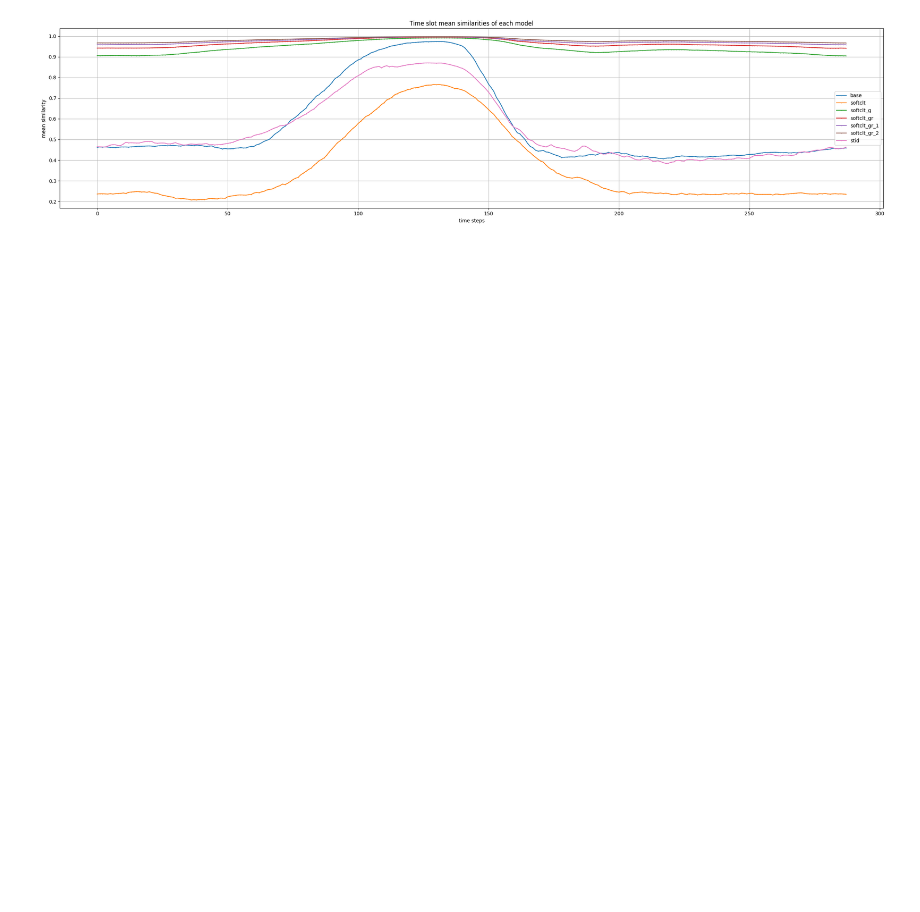
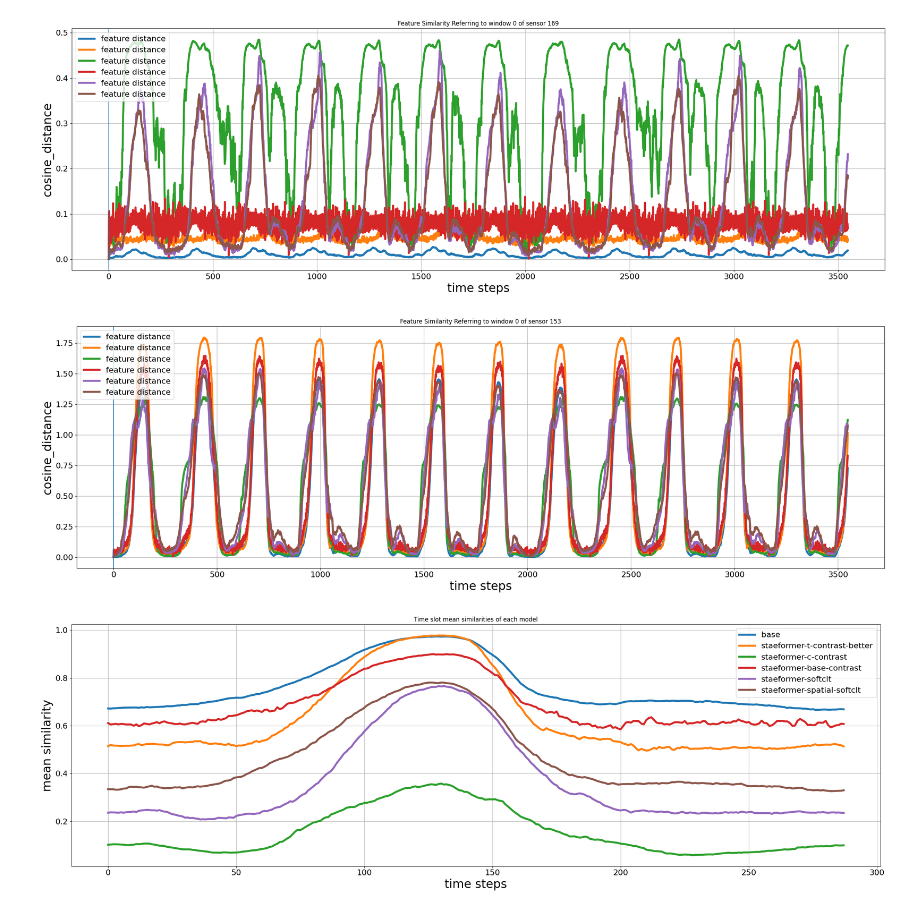
Before and after one commit to Dench991228/BasicTSD, a Jupyter notebook: basicts/visualize_repr.ipynb, the cells around one changed output. Drawn from its saved outputs; the diff is of its cells as text; code cells hidden in the pictures; blank space fills up the shorter version.

```diff
--- a/basicts/visualize_repr.ipynb
+++ b/basicts/visualize_repr.ipynb
@@ -3,36 +3,47 @@ import numpy as np
 
 from basicts.visualize_repr import visualize_repr, visualize_repr_decompose, visualize_similarities
 
-result_file_dir_staeformer = "../checkpoints/STAEformer/PEMS08_100_12_12/70ceb2d1dd84b5dc181774f2d16a14c1/test_repr.npz"
-result_file_dir_staeformer_ssl = "../checkpoints/STAEformer_SSL/PEMS08_100_12_12/0626548526f8a5dbc470d995fb7d8ffa/test_repr.npz"
+result_file_dir_staeformer = "../checkpoints/STAEformer/PEMS08_100_12_12/base-0/test_repr.npz"
+result_file_dir_staeformer_ssl = "../checkpoints/STAEformer_SSL/PEMS08_100_12_12/base-softclt/test_repr.npz"
 result_file_dir_staeformer_ssl_sub = "../checkpoints/STAEformer_SSL/PEMS08_100_12_12/4104fb84fe25da918f362f0bbb78f260/test_repr.npz"
 result_file_dir_staeformer_fs = "../checkpoints/STAEformer/PEMS08_100_12_12/5154b76a28d37361e94e849708bf6584/test_repr.npz"
 result_file_dir_staeformer_fs_ssl = "../checkpoints/STAEformer_SSL/PEMS08_100_12_12/a4c78e002fd407ebeb86435d91606391/test_repr.npz"
 result_file_dir_staeformer_ssl_g = "../checkpoints/STAEformer_SSL_G/PEMS08_100_12_12/da07ac4fc56a211b4813b242a4f732b4/test_repr.npz"
 result_file_dir_staeformer_ssl_gr = "../checkpoints/STAEformer_SSL_G/PEMS08_100_12_12/f6a91530204e83a0cdb896d776b2814b/test_repr.npz"
 result_file_dir_staeformer_ssl_gr_1 = "../checkpoints/STAEformer_SSL_G/PEMS08_100_12_12/051cc2a8d72388583249fb824db16230/test_repr.npz"
+result_file_dir_staeformer_t_contrast = "../checkpoints/STAEformer_SSL/PEMS08_100_12_12/t_global_contrast_better/test_repr.npz"
+result_file_dir_staeformer_t_contrast_5 = "../checkpoints/STAEformer_SSL/PEMS08_100_12_12/t_global_contrast_better_5/test_repr.npz"
+result_file_dir_staeformer_base_contrast = "../checkpoints/STAEformer_SSL/PEMS08_100_12_12/base_contrast_sub/test_repr.npz"
+result_file_dir_staeformer_c_contrast = "../checkpoints/STAEformer_SSL/PEMS08_100_12_12/c_contrast_32/test_repr.npz"
+result_file_dir_staeformer_spatial_softclt = "../checkpoints/STAEformer_SSL/PEMS08_100_12_12/base-spatial-softclt/test_repr.npz"
+
+
 
 result_file_dir_staeformer_ssl_gr_2 = "../checkpoints/STAEformer_SSL_G/PEMS08_100_12_12/857c253edf44cae94e6ed29c7d723191/test_repr.npz"
 
 
 
 result_file_dir_stid = "../checkpoints/STID/PEMS08_100_12_12/551c3b210568e20291fe6f0c26e17db2/test_repr.npz"
 result_file_dir_stid_ssl = "../checkpoints/STID_SSL/PEMS08_100_12_12/bf6e6db18d46cdad27fb1769e31f3b3a/test_repr.npz"
 result_file_dir_stid_fs = "../checkpoints/STID/PEMS08_100_12_12/59982790b7a7eb01e0aefd30a07f972f/test_repr.npz"
 result_file_dir_stid_ssl_fs = "../checkpoints/STID_SSL/PEMS08_100_12_12/b8d5ddd429959ecb4fdd41d70ff9188c/test_repr.npz"
 
 # DecomposeFormer的相关表示
 result_file_dir_decompose_former_base = "/data3/hanzhi/BasicTS/checkpoints/DecomposeFormer_adv/PEMS08_100_12_12/31eef3d5fafc6584e73715599ad8d238/test_repr.npz"
 result_file_dir_decompose_former_dual_loss = "/data3/hanzhi/BasicTS/checkpoints/DecomposeFormer_adv/PEMS08_100_12_12/f1ead17f437487f9b4ea4cb975549a39/test_repr.npz"
 result_file_dir_decompose_former_tts = "/data3/hanzhi/BasicTS/checkpoints/DecomposeFormer_TTS/PEMS08_100_12_12/d7fde011127742d7ea670292ecf8abd9/test_repr.npz"
 
 result_file_dir_decompose_former_ssl = "/data3/hanzhi/BasicTS/checkpoints/DecomposeFormer_TTS_SSL/PEMS08_100_12_12/da2a29003a00a13216fe853df172d9eb/test_repr.npz"
 result_file_dir_decompose_former_s_ssl = "/data3/hanzhi/BasicTS/checkpoints/DecomposeFormer_TTS_S_SSL/PEMS08_100_12_12/44be1e0e1eeb75f4c29602f74fc3675a/test_repr.npz"
 #visualize_repr([result_file_dir_staeformer, result_file_dir_staeformer_ssl,result_file_dir_staeformer_fs,result_file_dir_staeformer_fs_ssl], [0 for i in range(4)]+[100 for i in range(4)], [162, 169, 108, 153])
 window_ids = [0 for i in range(5)]+[100 for i in range(5)]
 sensor_ids = [0, 162, 169, 108, 153] * 2
-#visualize_repr([result_file_dir_staeformer,result_file_dir_staeformer_ssl, result_file_dir_staeformer_ssl_g, result_file_dir_staeformer_ssl_gr], 0, 0)
+visualize_repr([result_file_dir_staeformer, result_file_dir_staeformer_t_contrast_5,result_file_dir_staeformer_c_contrast, result_file_dir_staeformer_base_contrast, result_file_dir_staeformer_ssl, result_file_dir_staeformer_spatial_softclt], 0, 169)
+visualize_repr([result_file_dir_staeformer, result_file_dir_staeformer_t_contrast_5,result_file_dir_staeformer_c_contrast, result_file_dir_staeformer_base_contrast, result_file_dir_staeformer_ssl, result_file_dir_staeformer_spatial_softclt], 0, 153)
+
 #visualize_repr_decompose(result_file_dir_staeformer_ssl_gr, window_ids, sensor_ids)
-visualize_similarities([result_file_dir_staeformer, result_file_dir_staeformer_ssl, result_file_dir_staeformer_ssl_g, result_file_dir_staeformer_ssl_gr, result_file_dir_staeformer_ssl_gr_1, result_file_dir_staeformer_ssl_gr_2, result_file_dir_stid], names=["base", "softclt", "softclt_g", "softclt_gr", "softclt_gr_1", "softclt_gr_2", "stid"])
+visualize_similarities([result_file_dir_staeformer, result_file_dir_staeformer_t_contrast_5,result_file_dir_staeformer_c_contrast, result_file_dir_staeformer_base_contrast, result_file_dir_staeformer_ssl, result_file_dir_staeformer_spatial_softclt], names=["base", "staeformer-t-contrast-better", "staeformer-c-contrast", "staeformer-base-contrast", "staeformer-softclt", "staeformer-spatial-softclt"])
 # %% [output]
-[figure, old version]
+[figure, new version]
+[figure, added]
+[figure, added]
```
Also changed, not shown: 47 other files.
